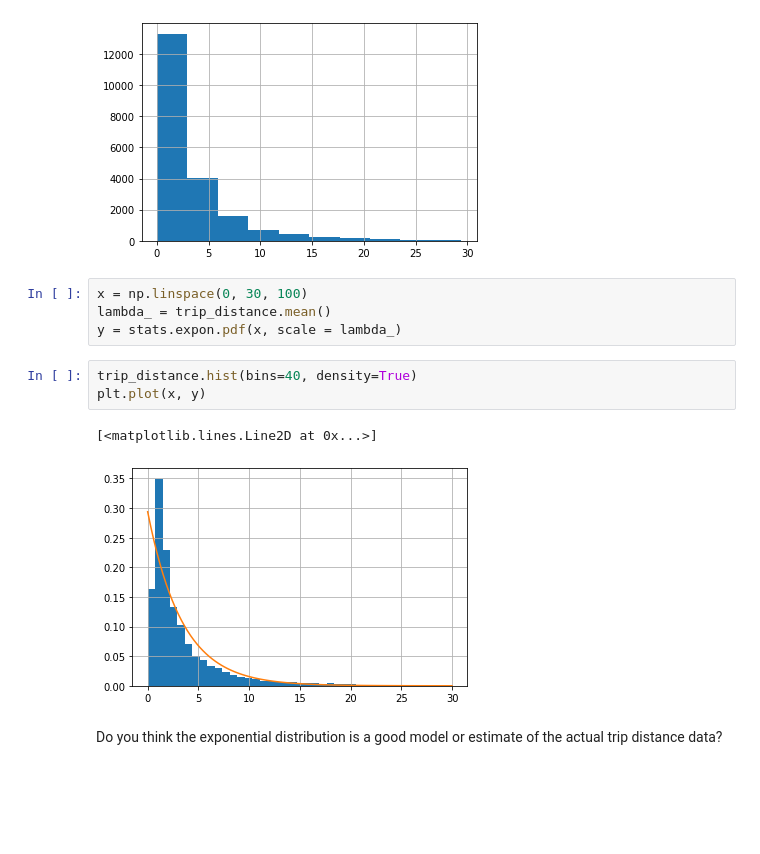
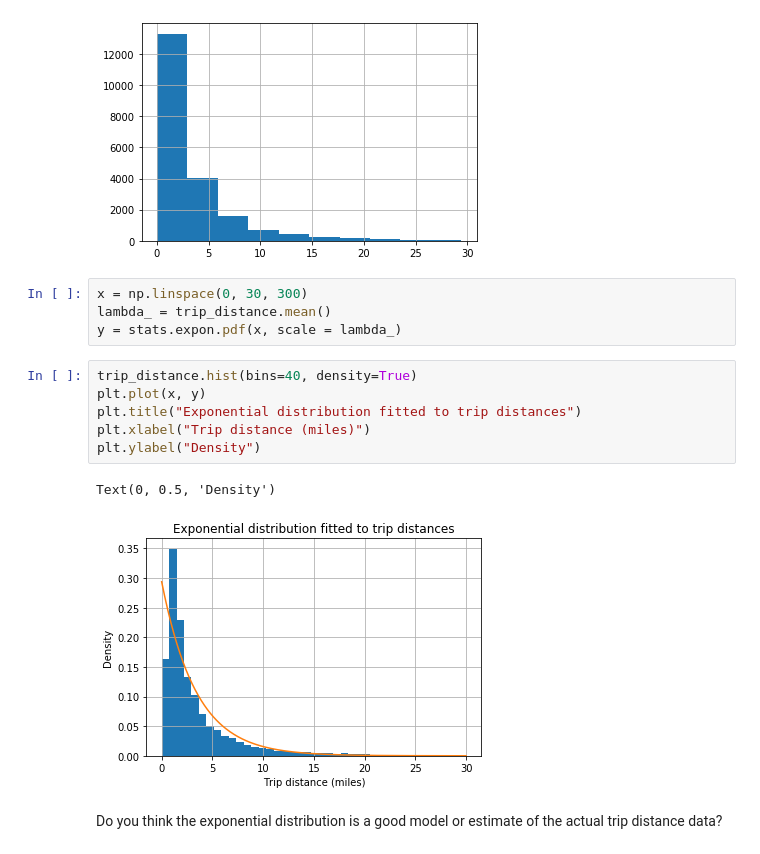
Before and after one commit to ed-biz23/data-sci-328, a Jupyter notebook: Assignment 2 - groupby, parametric and non-parametric distributions.ipynb, the cells around one changed output. Drawn from its saved outputs; the diff is of its cells as text; blank space fills up the shorter version.

```diff
--- a/Assignment 2 - groupby, parametric and non-parametric distributions.ipynb
+++ b/Assignment 2 - groupby, parametric and non-parametric distributions.ipynb
@@ -121,15 +129,18 @@ trip_distance.hist(bins=10)
 <matplotlib.axes._subplots.AxesSubplot at 0x...>
 [figure]
 # %%
-x = np.linspace(0, 30, 100)
+x = np.linspace(0, 30, 300)
 lambda_ = trip_distance.mean()
 y = stats.expon.pdf(x, scale = lambda_)
 # %%
 trip_distance.hist(bins=40, density=True)
 plt.plot(x, y)
+plt.title("Exponential distribution fitted to trip distances")
+plt.xlabel("Trip distance (miles)")
+plt.ylabel("Density")
 # %% [output]
-[<matplotlib.lines.Line2D at 0x...>]
+Text(0, 0.5, 'Density')
-[figure, old version]
+[figure, new version]
 # %% [markdown]
 Do you think the exponential distribution is a good model or estimate of the actual trip distance data?
 # %% [markdown]
```
Also changed, not shown: parts of 10 cells of this notebook, 7 other files.
